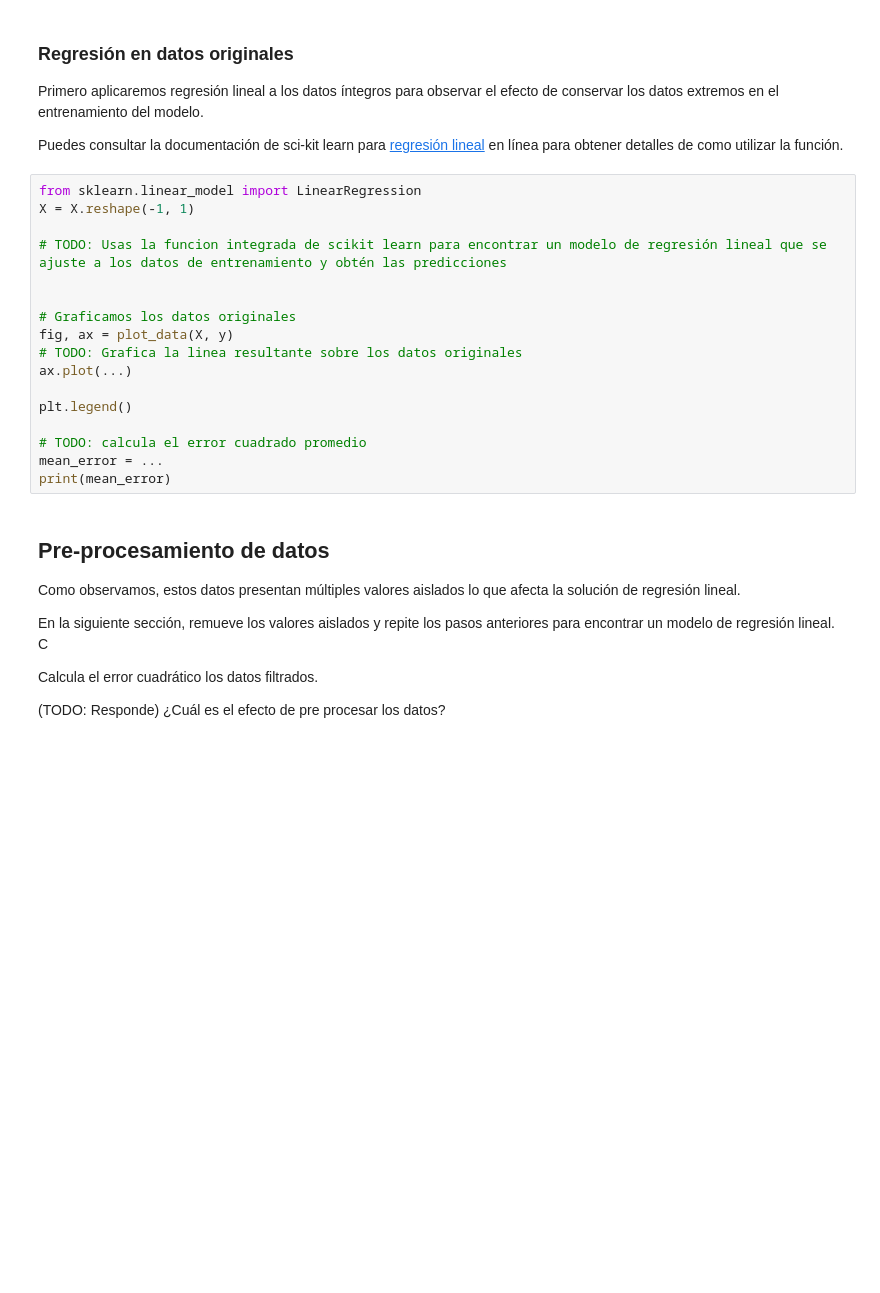
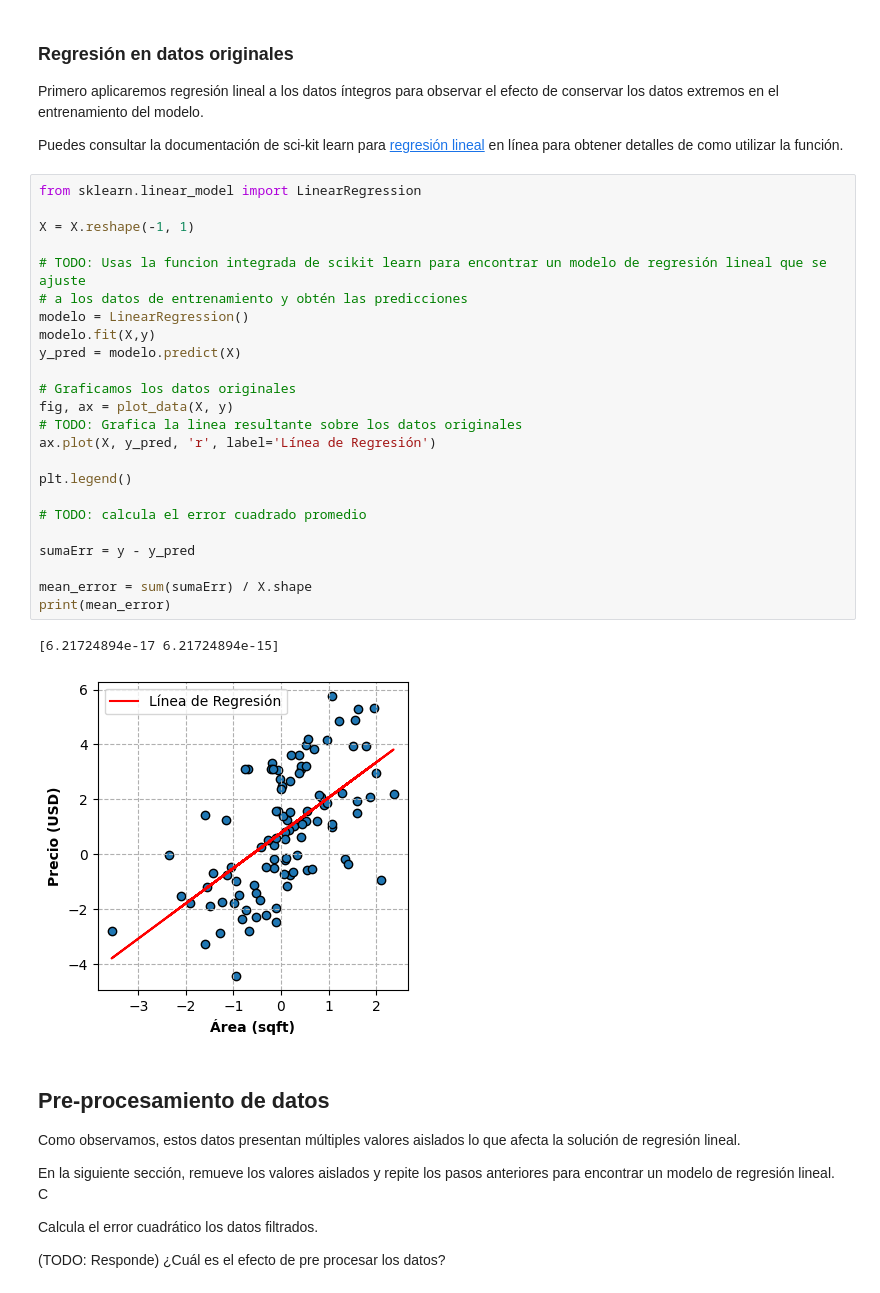
Before and after one commit to Teggun7565/SI23, a Jupyter notebook: ejercicio_1-LinearReg/linear_regression.ipynb, the cells around one changed output. Cells and saved outputs as stored; diff of their text form; blank space fills up the shorter version.

```diff
--- a/ejercicio_1-LinearReg/linear_regression.ipynb
+++ b/ejercicio_1-LinearReg/linear_regression.ipynb
@@ -199,21 +201,31 @@ Primero aplicaremos regresión lineal a los datos íntegros para observar el efe
 Puedes consultar la documentación de sci-kit learn para  [regresión lineal](https://scikit-learn.org/stable/modules/generated/sklearn.linear_model.LinearRegression.html) en línea para obtener detalles de como utilizar la función.
 # %%
 from sklearn.linear_model import LinearRegression
+
 X = X.reshape(-1, 1)
 
-# TODO: Usas la funcion integrada de scikit learn para encontrar un modelo de regresión lineal que se ajuste a los datos de entrenamiento y obtén las predicciones
-
+# TODO: Usas la funcion integrada de scikit learn para encontrar un modelo de regresión lineal que se ajuste
+# a los datos de entrenamiento y obtén las predicciones
+modelo = LinearRegression()
+modelo.fit(X,y)
+y_pred = modelo.predict(X)
 
 # Graficamos los datos originales
 fig, ax = plot_data(X, y)
 # TODO: Grafica la linea resultante sobre los datos originales
-ax.plot(...)
+ax.plot(X, y_pred, 'r', label='Línea de Regresión')
 
 plt.legend()
 
 # TODO: calcula el error cuadrado promedio
-mean_error = ...
+
+sumaErr = y - y_pred
+
+mean_error = sum(sumaErr) / X.shape
 print(mean_error)
+# %% [output]
+[6.21724894e-17 6.21724894e-15]
+[figure, added]
 # %% [markdown]
 ## Pre-procesamiento de datos
 Como observamos, estos datos presentan múltiples valores aislados lo que afecta la solución de regresión lineal.
```
Also changed, not shown: parts of 1 cell of this notebook.
